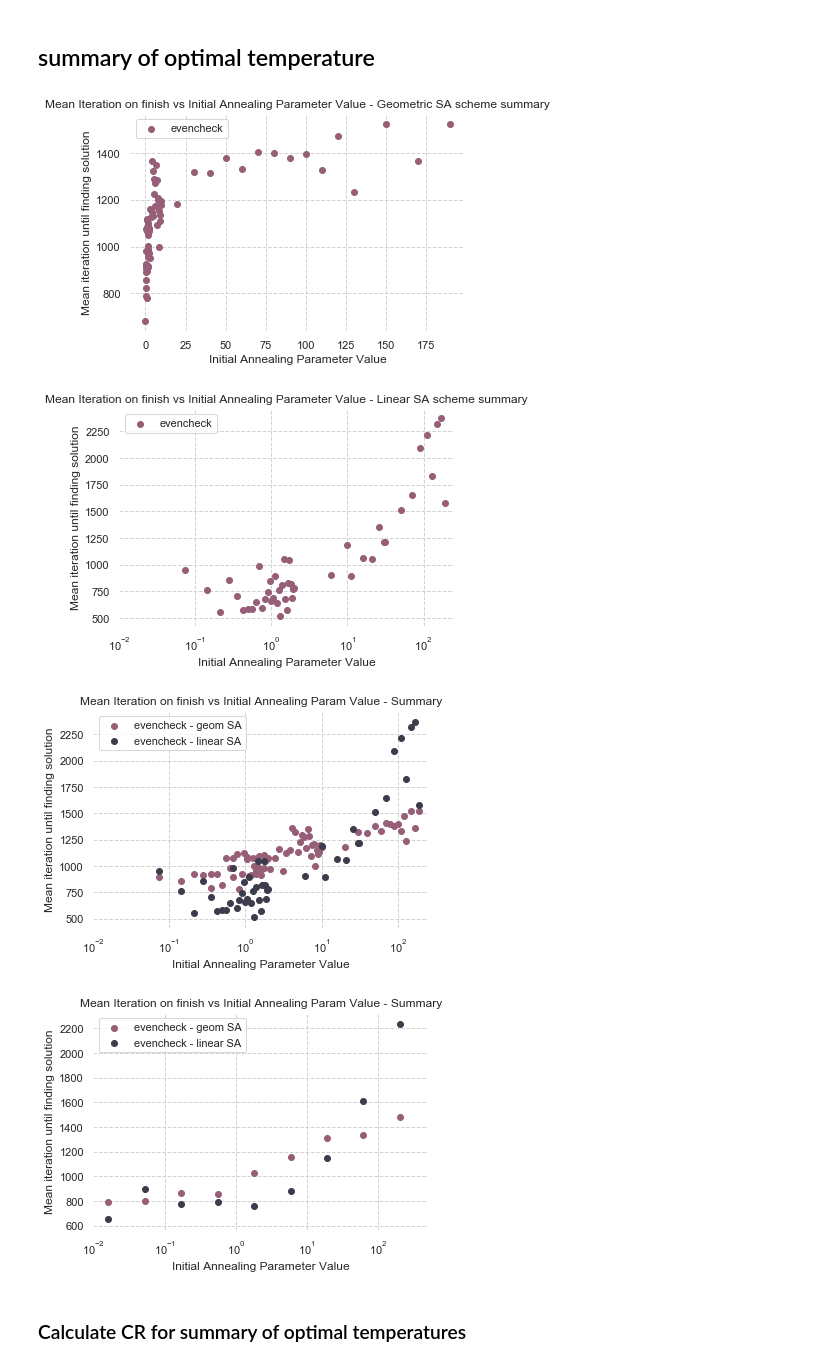
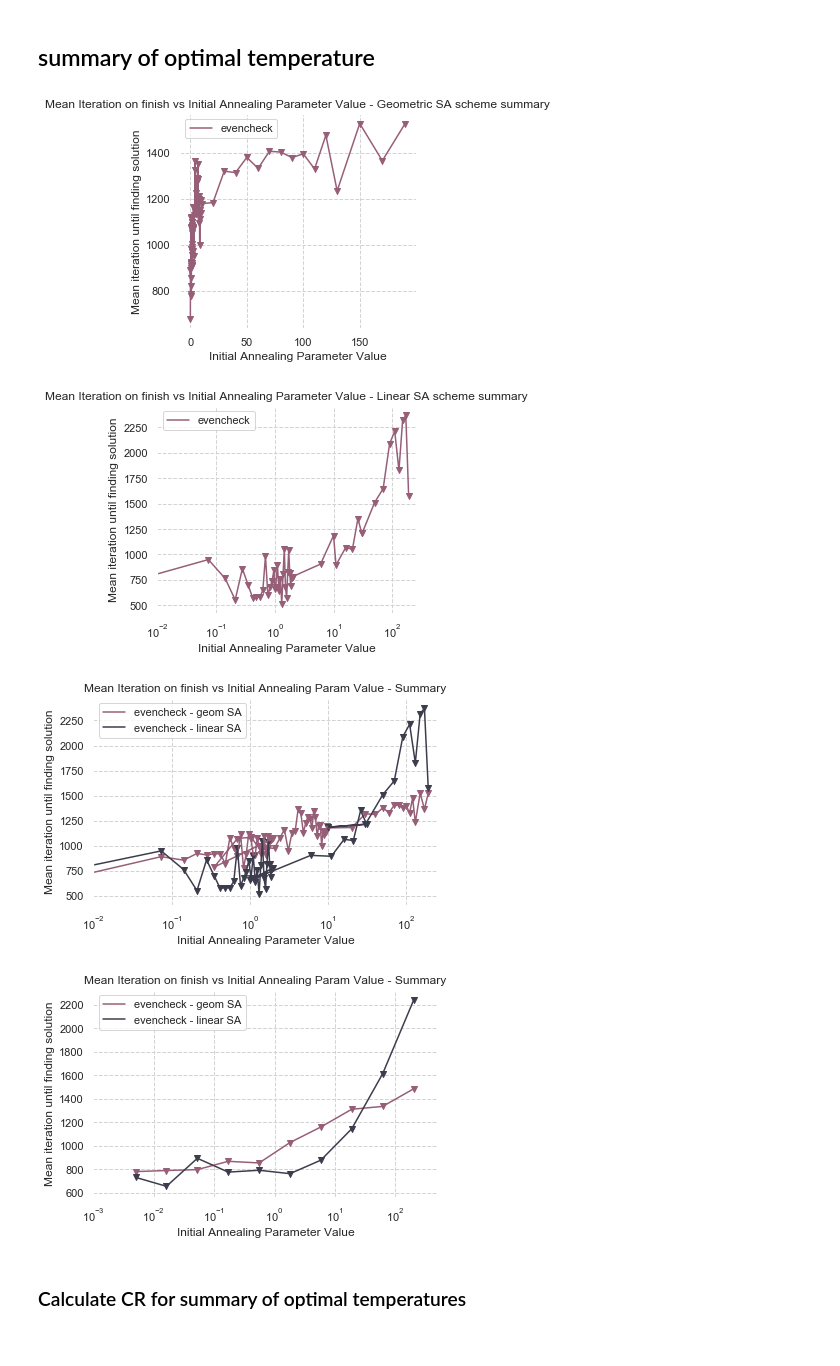
Before and after one commit to mateuszKacz/CGP_mgr, a Jupyter notebook: notebooks/Opracowanie danych SA.ipynb, the cells around one changed output. Cells and saved outputs as stored; diff of their text form; code cells hidden in the pictures.

```diff
--- a/notebooks/Opracowanie danych SA.ipynb
+++ b/notebooks/Opracowanie danych SA.ipynb
@@ -862,7 +889,8 @@ def plot_scatter(dfs: List[pd.DataFrame],
                  xlim = None,
                 ) -> None:
     for df, color in zip(dfs, colors):
-        plt.scatter(df.index, df[column], color=color)
+        plt.scatter(df.index, df[column], color=color, marker='v')
+        plt.plot(df.index, df[column], color=color)
     plt.title(title)
     plt.legend(legend)
     plt.ylabel(ylabel)
@@ -874,6 +902,7 @@ def plot_scatter(dfs: List[pd.DataFrame],
         plt.yscale(yscale)
     if xlim:
         plt.xlim(xlim)
+    plt.tight_layout()
     plt.savefig(save_path / f'{title}.pdf', dpi=300, format='pdf')
 # %%
 summary_geom_temp = concat_data([even_gate_geom_0005_2,
@@ -894,7 +923,7 @@ plot_scatter([summary_geom_temp[summary_geom_temp.potential==0.].groupby('anneal
              ylabel='Mean iteration until finding solution',
             )
 # %% [output]
-[figure, old version]
+[figure, new version]
 # %%
 summary_linear_temp = concat_data([even_gate_linear_0005_2,
                                    even_gate_linear_1_35,
@@ -915,7 +944,7 @@ plot_scatter([summary_linear_temp[summary_linear_temp.potential==0.].groupby(['a
              xlim=(0.01,250)
             )
 # %% [output]
-[figure, old version]
+[figure, new version]
 # %%
 plot_scatter([calc_mns_series(summary_geom_temp, groupby='annealing_param'),
              calc_mns_series(summary_linear_temp, groupby='annealing_param')],
@@ -929,21 +958,21 @@ plot_scatter([calc_mns_series(summary_geom_temp, groupby='annealing_param'),
              xlim=(0.01,250)
             )
 # %% [output]
-[figure, old version]
+[figure, new version]
 # %%
 plot_scatter([calc_mns_series(even_gate_geom_log_summary, groupby='annealing_param'),
              calc_mns_series(even_gate_linear_log_summary, groupby='annealing_param')],
              legend=['evencheck - geom SA', 'evencheck - linear SA'],
              save_path=CHARTS_MAIN_PATH,
              column='mns',
              title='Mean Iteration on finish vs Initial Annealing Param Value - Summary',
              xlabel='Initial Annealing Parameter Value',
              ylabel='Mean iteration until finding solution',
              xscale='log',
-             xlim=(0.01, 500)
+             xlim=(0.001, 500)
             )
 # %% [output]
-[figure, old version]
+[figure, new version]
 # %% [markdown]
 ### Calculate CR for summary of optimal temperatures
 # %% [markdown]
```
Also changed, not shown: parts of 21 cells of this notebook, 4 other files.
